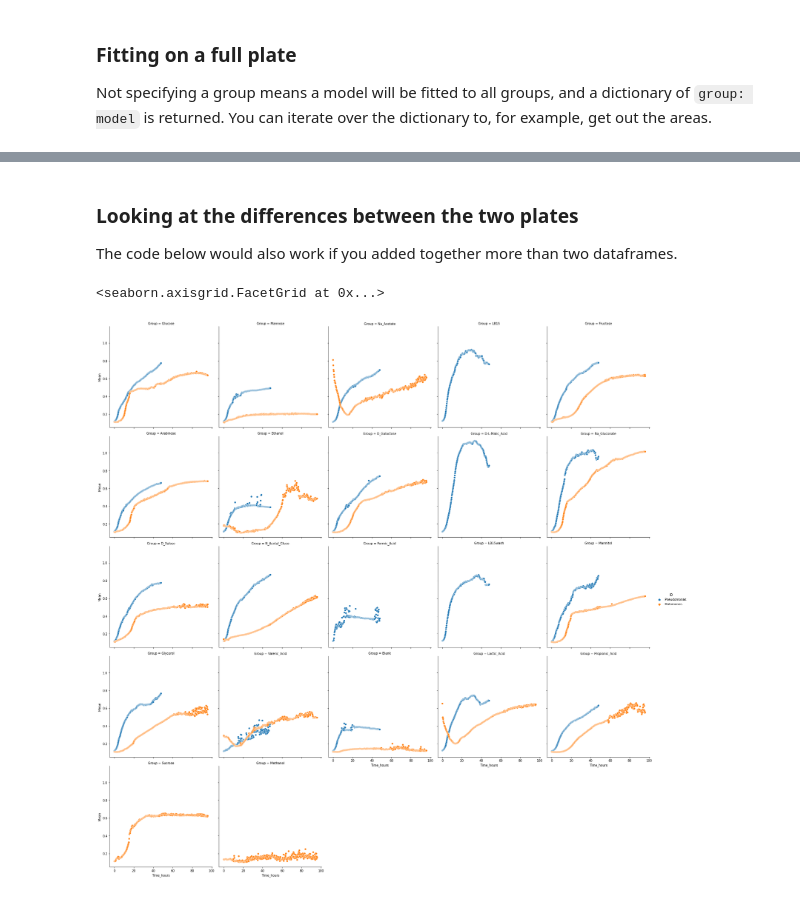
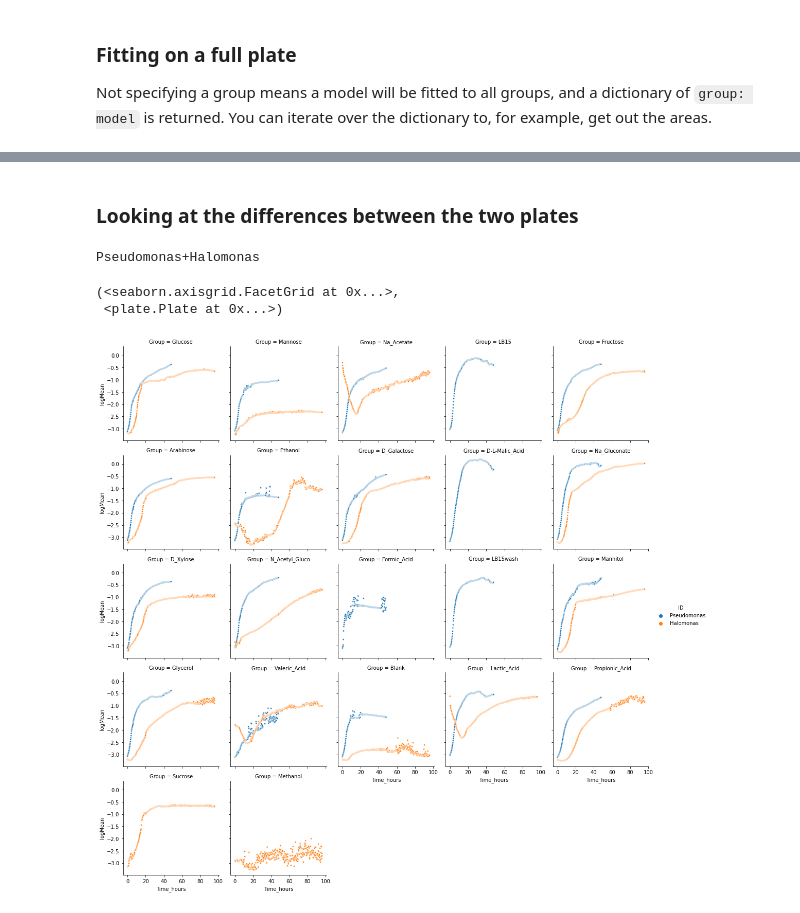
Before and after one commit to Brakjen/Bacteria-Growth-Curve-Analysis, a Jupyter notebook: WalkThrough.ipynb, the cells around one changed output, grey strips where cells are left out. Cells and saved outputs as stored; diff of their text form; code cells hidden in the pictures.

```diff
--- a/WalkThrough.ipynb
+++ b/WalkThrough.ipynb
@@ -394,13 +400,9 @@ combined
 # %% [markdown]
 ### Looking at the differences between the two plates
-The code below would also work if you added together more than two dataframes.
-# %%
-sns.relplot(data=combined,
-            x='Time_hours',
-            y='Mean',
-            col='Group',
-            col_wrap=5,
-            hue='ID')
-# %% [output]
-<seaborn.axisgrid.FacetGrid at 0x...>
-[figure, removed]
+# %%
+plate.show_comparison_to(plate2)
+# %% [output]
+Pseudomonas+Halomonas
+(<seaborn.axisgrid.FacetGrid at 0x...>,
+ <plate.Plate at 0x...>)
+[figure, added]
```
Also changed, not shown: parts of 13 cells of this notebook.
